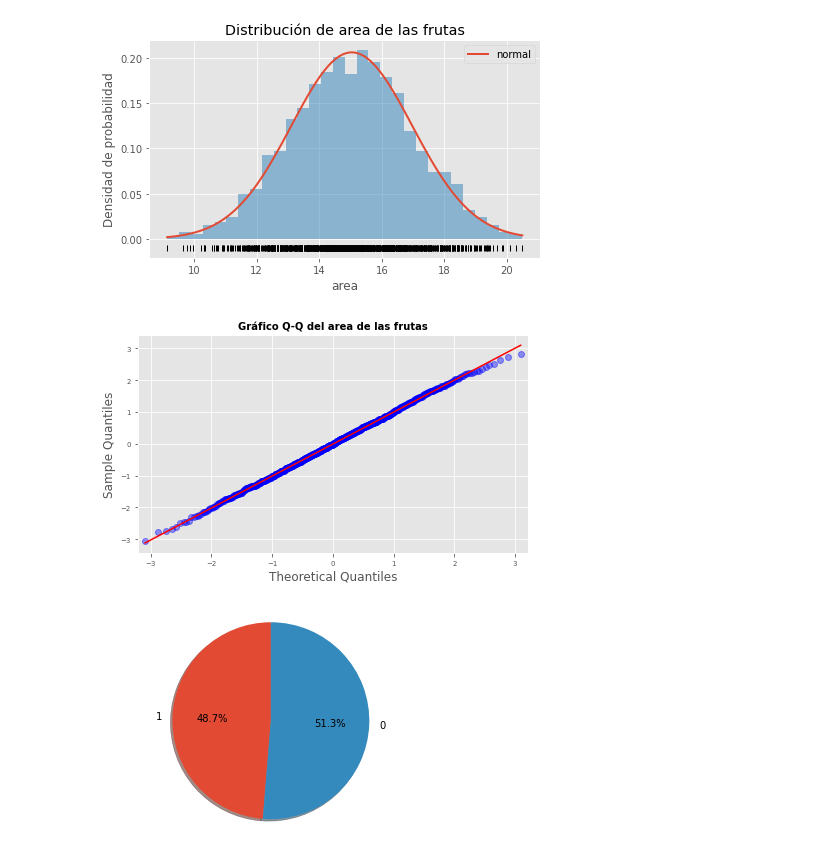
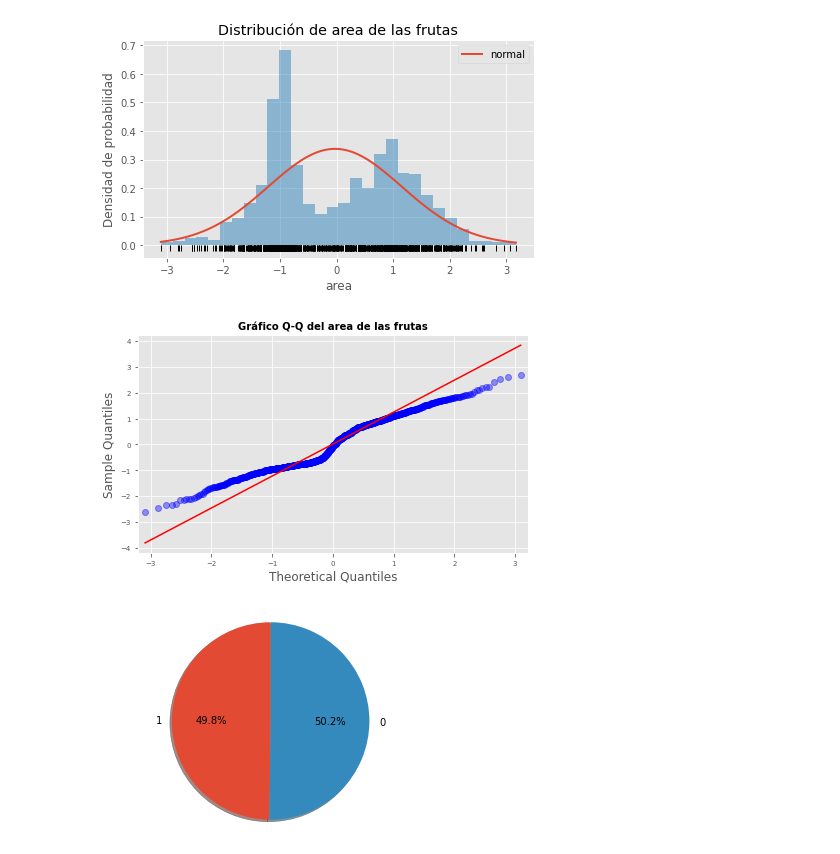
Before and after one commit to lazarogibert/Repositorio, a Jupyter notebook: mandarinas.ipynb, the cells around one changed output. Saved outputs shown, nothing was run; the diff lists cells and outputs as text; code cells hidden in the pictures.

```diff
--- a/mandarinas.ipynb
+++ b/mandarinas.ipynb
@@ -53,27 +41,33 @@ datos.head()
+# %%
+rng = np.random.RandomState(0)
+X1, y1 = make_classification(n_samples=1000,n_features=4 ,random_state=rng)
+X = pd.DataFrame(X1,columns=['area','azucares','proteinas','acidez'])
+y = pd.Series(y1,name='tipo_fruta')
+datos=X.join(y)
 # %%
-mu, sigma = stats.norm.fit(area)
+mu, sigma = stats.norm.fit(X.area)
 
 # Valores teóricos de la normal en el rango observado
-x_hat = np.linspace(min(area), max(area), num=100)
+x_hat = np.linspace(min(X.area), max(X.area), num=100)
 y_hat = stats.norm.pdf(x_hat, mu, sigma)
 
 # Gráfico
 fig, ax = plt.subplots(figsize=(7,4))
 ax.plot(x_hat, y_hat, linewidth=2, label='normal')
-ax.hist(x=area, density=True, bins=30, color="#3182bd", alpha=0.5)
-ax.plot(area, np.full_like(area, -0.01), '|k', markeredgewidth=1)
+ax.hist(x=X.area, density=True, bins=30, color="#3182bd", alpha=0.5)
+ax.plot(X.area, np.full_like(X.area, -0.01), '|k', markeredgewidth=1)
 ax.set_title('Distribución de area de las frutas')
 ax.set_xlabel('area')
 ax.set_ylabel('Densidad de probabilidad')
 ax.legend();
 # %% [output]
-[figure, old version]
+[figure, new version]
 # %%
 # Gráfico Q-Q
 # ==============================================================================
 fig, ax = plt.subplots(figsize=(7,4))
 sm.qqplot(
-    area,
+    X.area,
     fit   = True,
     line  = 'q',
     alpha = 0.4,
@@ -84,7 +78,7 @@ ax.set_title('Gráfico Q-Q del area de las frutas', fontsize = 10,
              fontweight = "bold")
 ax.tick_params(labelsize = 7)
 # %% [output]
-[figure, old version]
+[figure, new version]
 # %%
 #Decision class distribution
 groups = datos['tipo_fruta'].value_counts()
@@ -97,4 +91,4 @@ ax1.axis('equal')
 
 plt.show()
 # %% [output]
-[figure, old version]
+[figure, new version]
```
Also changed, not shown: parts of 6 cells of this notebook.
